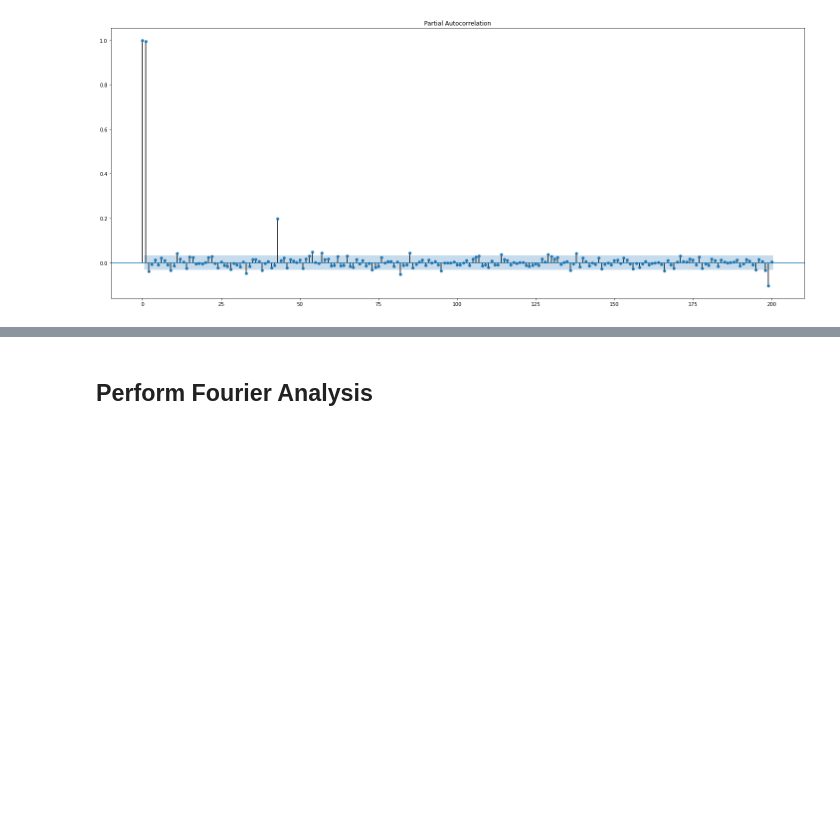
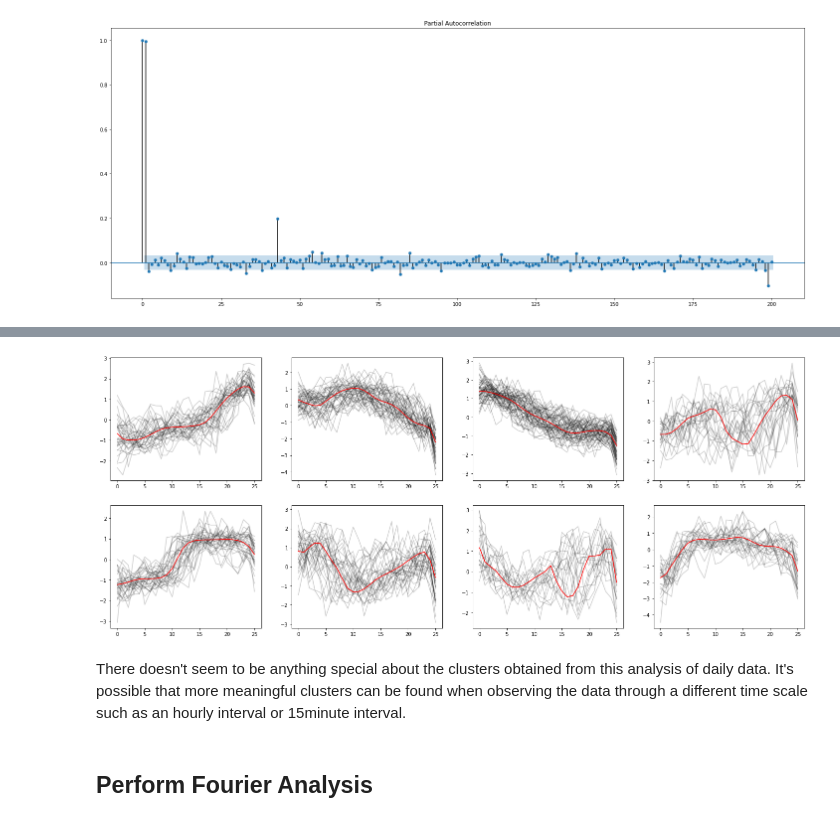
Before and after one commit to itberrios/algotrading, a Jupyter notebook: stock_data_explorer.ipynb, the cells around one changed output, grey strips where cells are left out. Saved outputs shown, nothing was run; the diff lists cells and outputs as text; code cells hidden in the pictures; blank space fills up the shorter version.

```diff
--- a/stock_data_explorer.ipynb
+++ b/stock_data_explorer.ipynb
@@ -160,0 +217,2 @@ for yi in range(10):
+# %%
+ts_down_cluster_locs = ts_kmeans_down.fit_predict(ts_down_array_transformed)
@@ -161,3 +230,16 @@ for yi in range(10):
+# %%
+# display price decrease clusters
+fig = plt.figure(figsize=(25, 10))
+for i in range(8):
+    plt.subplot(2, 4, 1 + i)
+    for ts_vals in ts_down_array_transformed[ts_down_cluster_locs == i]:
+        plt.plot(ts_vals.ravel(), 'k-', alpha=.2)
+
+    plt.plot(ts_kmeans_down.cluster_centers_[i].ravel(), 'r-')
+# %% [output]
+[figure, added]
+# %% [markdown]
+There doesn't seem to be anything special about the clusters obtained from this analysis of daily data. It's possible that more meaningful clusters can be found when observing the data through a different time scale such as an hourly interval or 15minute interval.
 # %% [markdown]
 ## **Perform Fourier Analysis**
 # %% [markdown]
```
Also changed, not shown: parts of 19 cells of this notebook.
